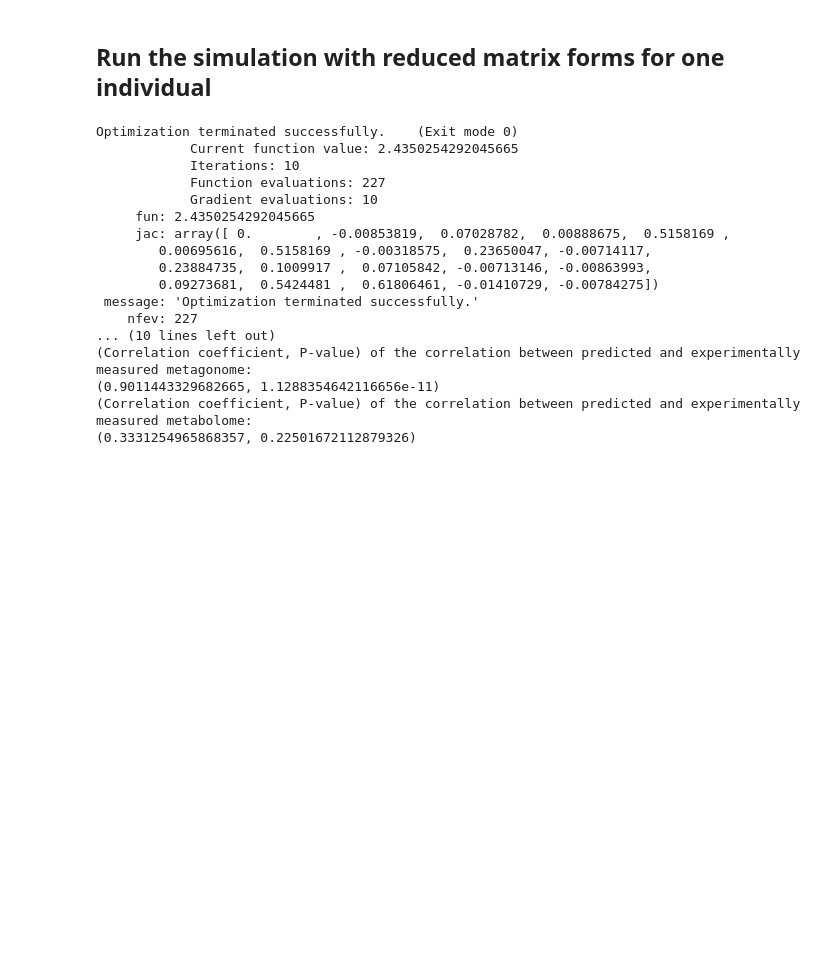
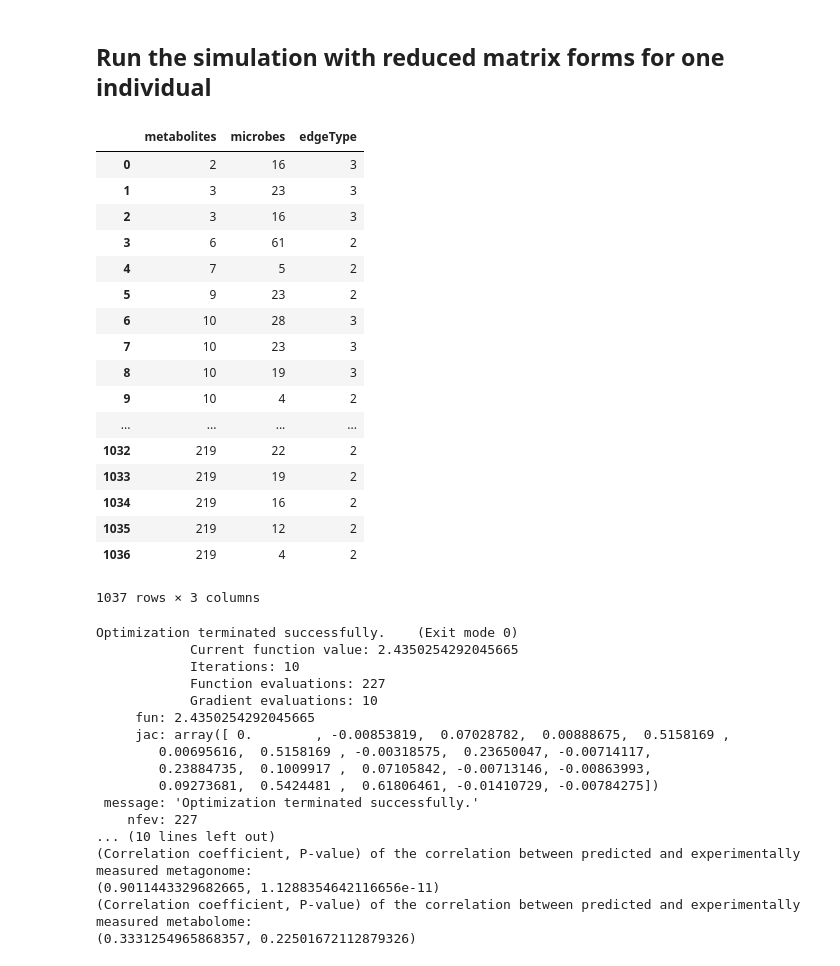
Before and after one commit to wt1005203/Trophic-model-of-human-microbiome, a Jupyter notebook: Trophic_model_for_gut_adding_links_v2.ipynb, the cells around one changed output. Cells and saved outputs as stored; diff of their text form; code cells hidden in the pictures; blank space fills up the shorter version.

```diff
--- a/Trophic_model_for_gut_adding_links_v2.ipynb
+++ b/Trophic_model_for_gut_adding_links_v2.ipynb
@@ -95,6 +95,39 @@ See the documentation here:
 https://pandas.pydata.org/pandas-docs/stable/indexing.html#deprecate-loc-reindex-listlike
 # %% [markdown]
 ## Run the simulation with reduced matrix forms for one individual
+# %%
+net['edgeType']
+
+valid_index = np.where((net['edgeType']==2) | (net['edgeType']==5))[0]
+row = net['metabolites'].iloc[valid_index]
+col = net['microbes'].iloc[valid_index]
+data = np.ones((len(valid_index),))
+m2b = csr_matrix( (data,(row,col)), shape=(MAX_ID_metabolites, MAX_ID_microbes)).toarray()#.todense()
+
+valid_index = np.where((net['edgeType']==3) | (net['edgeType']==5))[0]
+row = net['metabolites'].iloc[valid_index]
+col = net['microbes'].iloc[valid_index]
+data = np.ones((len(valid_index),))
+b2m = csr_matrix( (data,(row,col)), shape=(MAX_ID_metabolites, MAX_ID_microbes)).toarray()#.todense()
+# %% [output]
+|  | metabolites | microbes | edgeType |
+| 0 | 2 | 16 | 3 |
+| 1 | 3 | 23 | 3 |
+| 2 | 3 | 16 | 3 |
+| 3 | 6 | 61 | 2 |
+| 4 | 7 | 5 | 2 |
+| 5 | 9 | 23 | 2 |
+| 6 | 10 | 28 | 3 |
+| 7 | 10 | 23 | 3 |
+| 8 | 10 | 19 | 3 |
+| 9 | 10 | 4 | 2 |
+| ... | ... | ... | ... |
+| 1032 | 219 | 22 | 2 |
+| 1033 | 219 | 19 | 2 |
+| 1034 | 219 | 16 | 2 |
+| 1035 | 219 | 12 | 2 |
+| 1036 | 219 | 4 | 2 |
+1037 rows × 3 columns
 # %%
 ################################# Predict metabolome from individual's metagenome.
 from numpy import array
```
Also changed, not shown: parts of 19 cells of this notebook, 1 other file.
